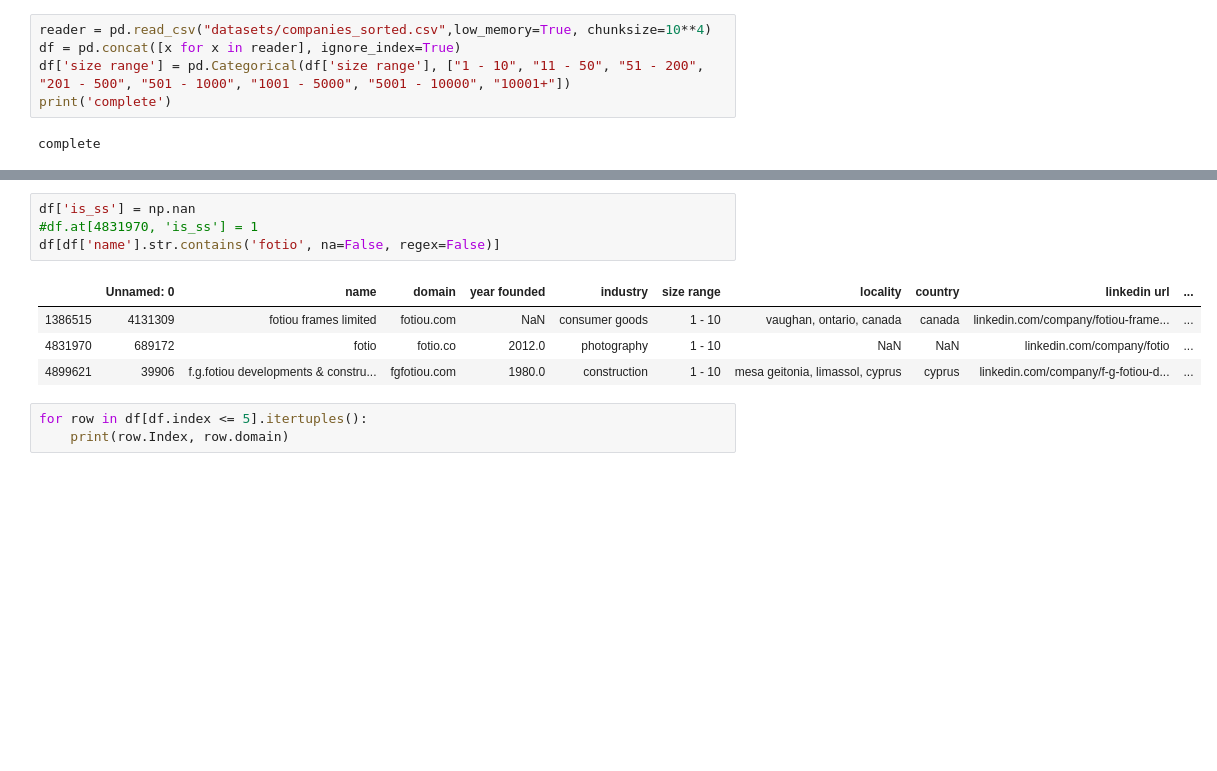
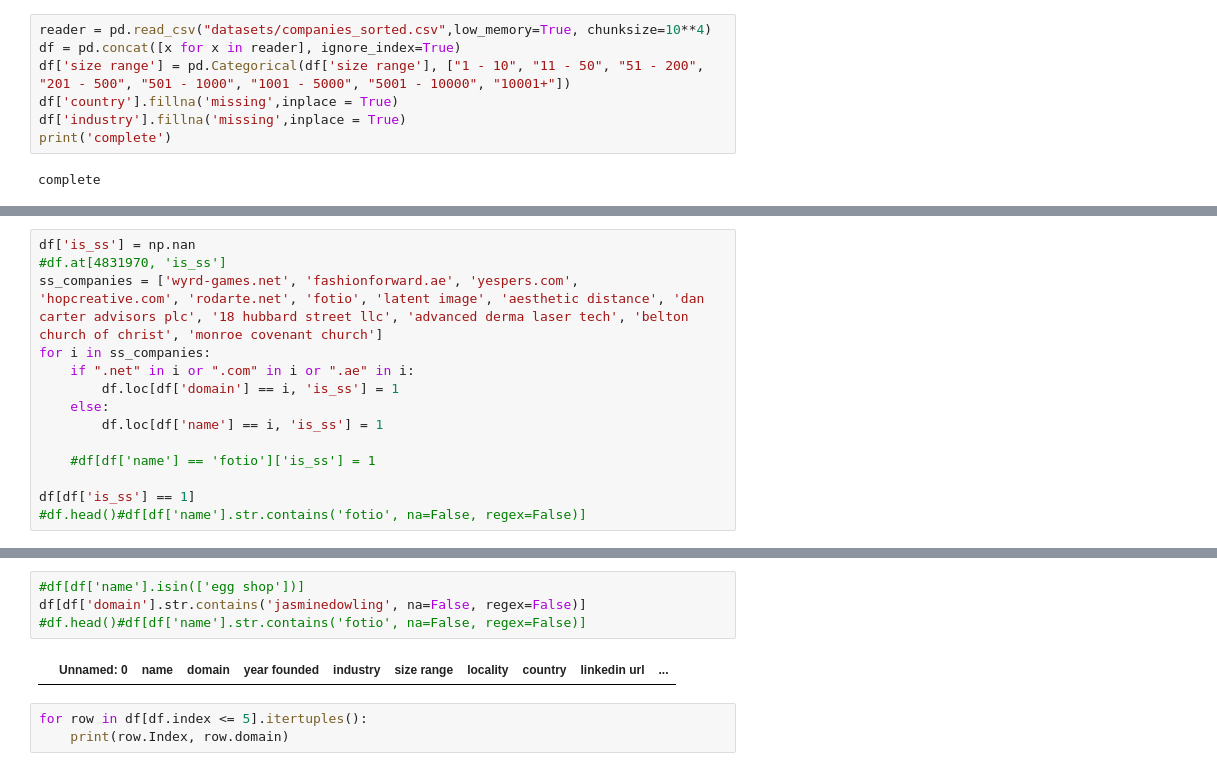
Before and after one commit to davidlevine22/global-com, a Jupyter notebook: global_companies_v1.ipynb, the cells around one changed output, grey strips where cells are left out. Drawn from its saved outputs; the diff is of its cells as text; blank space fills up the shorter version.

```diff
--- a/global_companies_v1.ipynb
+++ b/global_companies_v1.ipynb
@@ -26,6 +26,8 @@ import matplotlib as mpl
 reader = pd.read_csv("datasets/companies_sorted.csv",low_memory=True, chunksize=10**4)
 df = pd.concat([x for x in reader], ignore_index=True)
 df['size range'] = pd.Categorical(df['size range'], ["1 - 10", "11 - 50", "51 - 200", "201 - 500", "501 - 1000", "1001 - 5000", "5001 - 10000", "10001+"])
+df['country'].fillna('missing',inplace = True)
+df['industry'].fillna('missing',inplace = True)
 print('complete')
 # %% [output]
 complete
@@ -69,0 +78,14 @@ Name: current employee estimate, dtype: int64
+# %%
+df['is_ss'] = np.nan
+#df.at[4831970, 'is_ss']
+ss_companies = ['wyrd-games.net', 'fashionforward.ae', 'yespers.com', 'hopcreative.com', 'rodarte.net', 'fotio', 'latent image', 'aesthetic distance', 'dan carter advisors plc', '18 hubbard street llc', 'advanced derma laser tech', 'belton church of christ', 'monroe covenant church']
+for i in ss_companies:
+    if ".net" in i or ".com" in i or ".ae" in i:
+        df.loc[df['domain'] == i, 'is_ss'] = 1
+    else:
+        df.loc[df['name'] == i, 'is_ss'] = 1
+
+    #df[df['name'] == 'fotio']['is_ss'] = 1
+
+df[df['is_ss'] == 1]
+#df.head()#df[df['name'].str.contains('fotio', na=False, regex=False)]
@@ -70,12 +106,9 @@ Name: current employee estimate, dtype: int64
 # %%
-df['is_ss'] = np.nan
-#df.at[4831970, 'is_ss'] = 1
-df[df['name'].str.contains('fotio', na=False, regex=False)]
+#df[df['name'].isin(['egg shop'])]
+df[df['domain'].str.contains('jasminedowling', na=False, regex=False)]
+#df.head()#df[df['name'].str.contains('fotio', na=False, regex=False)]
 # %% [output]
 |  | Unnamed: 0 | name | domain | year founded | industry | size range | locality | country | linkedin url | ... |
-| 1386515 | 4131309 | fotiou frames limited | fotiou.com | NaN | consumer goods | 1 - 10 | vaughan, ontario, canada | canada | linkedin.com/company/fotiou-frame... | ... |
-| 4831970 | 689172 | fotio | fotio.co | 2012.0 | photography | 1 - 10 | NaN | NaN | linkedin.com/company/fotio | ... |
-| 4899621 | 39906 | f.g.fotiou developments & constru... | fgfotiou.com | 1980.0 | construction | 1 - 10 | mesa geitonia, limassol, cyprus | cyprus | linkedin.com/company/f-g-fotiou-d... | ... |
 # %%
 for row in df[df.index <= 5].itertuples():
     print(row.Index, row.domain)
```
Also changed, not shown: parts of 11 cells of this notebook.
